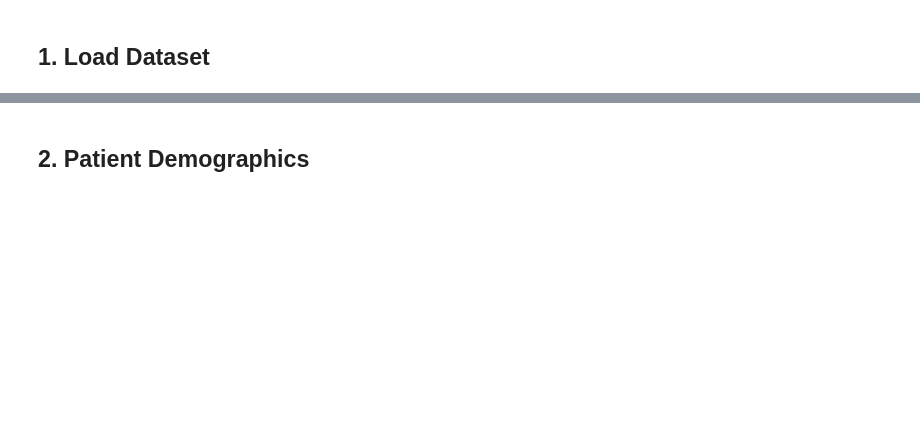
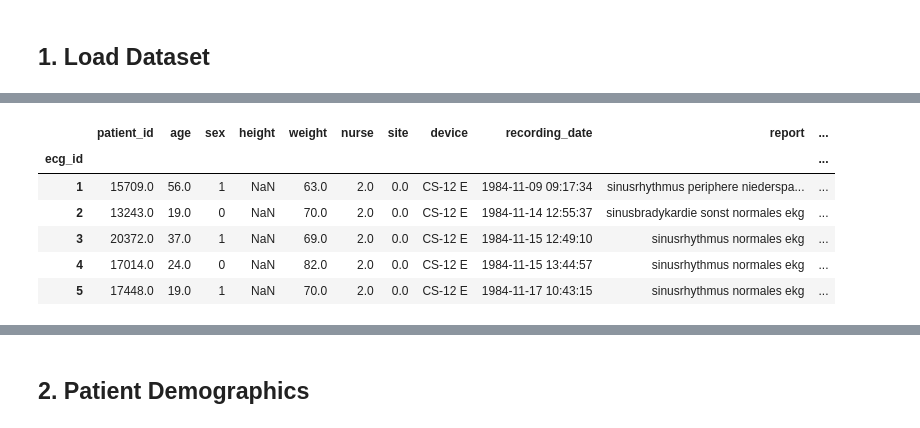
Before and after one commit to abhairwal-usd/intro_ai_ml_aai501, a Jupyter notebook: 01_Data_Prepare_EDA/01_data_exploration.ipynb, the cells around one changed output, grey strips where cells are left out. Cells and saved outputs as stored; diff of their text form; code cells hidden in the pictures; blank space fills up the shorter version.

```diff
--- a/01_Data_Prepare_EDA/01_data_exploration.ipynb
+++ b/01_Data_Prepare_EDA/01_data_exploration.ipynb
@@ -56,0 +91,81 @@ for i, col in enumerate(df.columns, 1):
+# %%
+# Check for missing files AND filter dataset
+print("Checking for missing _lr.dat and _lr.hea files...")
+print("="*70)
+
+# Storage for results
+missing_dat = []
+missing_hea = []
+missing_both = []
+valid_records = []
+
+# Check each record
+for ecg_id, row in df.iterrows():
+    patient_id = int(row['patient_id'])
+    filename_lr = row['filename_lr']
+
+    # Construct file paths
+    base_path = DATA_PATH / filename_lr
+    dat_file = Path(str(base_path) + '.dat')
+    hea_file = Path(str(base_path) + '.hea')
+
+    # Check existence
+    dat_exists = dat_file.exists()
+    hea_exists = hea_file.exists()
+
+    # Categorize
+    if not dat_exists and not hea_exists:
+        missing_both.append((ecg_id, patient_id))
+    elif not dat_exists:
+        missing_dat.append((ecg_id, patient_id))
+    elif not hea_exists:
+        missing_hea.append((ecg_id, patient_id))
+    else:
+        valid_records.append(ecg_id)
+
+# Get unique patient IDs with any missing file
+all_missing_patients = set()
+for ecg_id, patient_id in missing_dat + missing_hea + missing_both:
+    all_missing_patients.add(patient_id)
+all_missing_patients = sorted(list(all_missing_patients))
+
+# Print summary
+print(f"\nRESULTS:")
+print("-"*70)
+print(f"Total records checked:      {len(df):,}")
+print(f"Valid records (both files): {len(valid_records):,}")
+print(f"Missing .dat only:          {len(missing_dat)} records")
+print(f"Missing .hea only:          {len(missing_hea)} records")
+print(f"Missing both files:         {len(missing_both)} records")
+print(f"Total records to remove:    {len(missing_dat) + len(missing_hea) + len(missing_both)}")
+print(f"Unique patient IDs affected: {len(all_missing_patients)}")
+
+
+# FILTER DATASET - Remove records with missing files
+print("\n" + "="*70)
+print("FILTERING DATASET")
+print("="*70)
+
+df_original = df.copy()
+original_count = len(df)
+
+# Keep only valid records
+df = df.loc[valid_records]
+
+removed_count = original_count - len(df)
+
+print(f"\nOriginal records:  {original_count:,}")
+print(f"Records removed:   {removed_count:,}")
+print(f"Remaining records: {len(df):,}")
+print(f"Remaining patients: {df['patient_id'].nunique():,}")
+print("="*70)
+
+if removed_count > 0:
+    print(f"\n✓ Filtered - {removed_count} records with missing files removed")
+    print(f"✓ All subsequent analysis uses only {len(df):,} valid records")
+else:
+    print("\n✓ No records removed - all files present")
+
+print(f"\nFiltered Dataset shape: {df.shape}")
+df.head()
+# %% [output]
@@ -56,0 +189,7 @@ for i, col in enumerate(df.columns, 1):
+|  | patient_id | age | sex | height | weight | nurse | site | device | recording_date | report | ... |
+| ecg_id |  |  |  |  |  |  |  |  |  |  | ... |
+| 1 | 15709.0 | 56.0 | 1 | NaN | 63.0 | 2.0 | 0.0 | CS-12 E | 1984-11-09 09:17:34 | sinusrhythmus periphere niederspa... | ... |
+| 2 | 13243.0 | 19.0 | 0 | NaN | 70.0 | 2.0 | 0.0 | CS-12 E | 1984-11-14 12:55:37 | sinusbradykardie sonst normales ekg | ... |
+| 3 | 20372.0 | 37.0 | 1 | NaN | 69.0 | 2.0 | 0.0 | CS-12 E | 1984-11-15 12:49:10 | sinusrhythmus normales ekg | ... |
+| 4 | 17014.0 | 24.0 | 0 | NaN | 82.0 | 2.0 | 0.0 | CS-12 E | 1984-11-15 13:44:57 | sinusrhythmus normales ekg | ... |
+| 5 | 17448.0 | 19.0 | 1 | NaN | 70.0 | 2.0 | 0.0 | CS-12 E | 1984-11-17 10:43:15 | sinusrhythmus normales ekg | ... |
```
Also changed, not shown: parts of 32 cells of this notebook, 1 other file.
